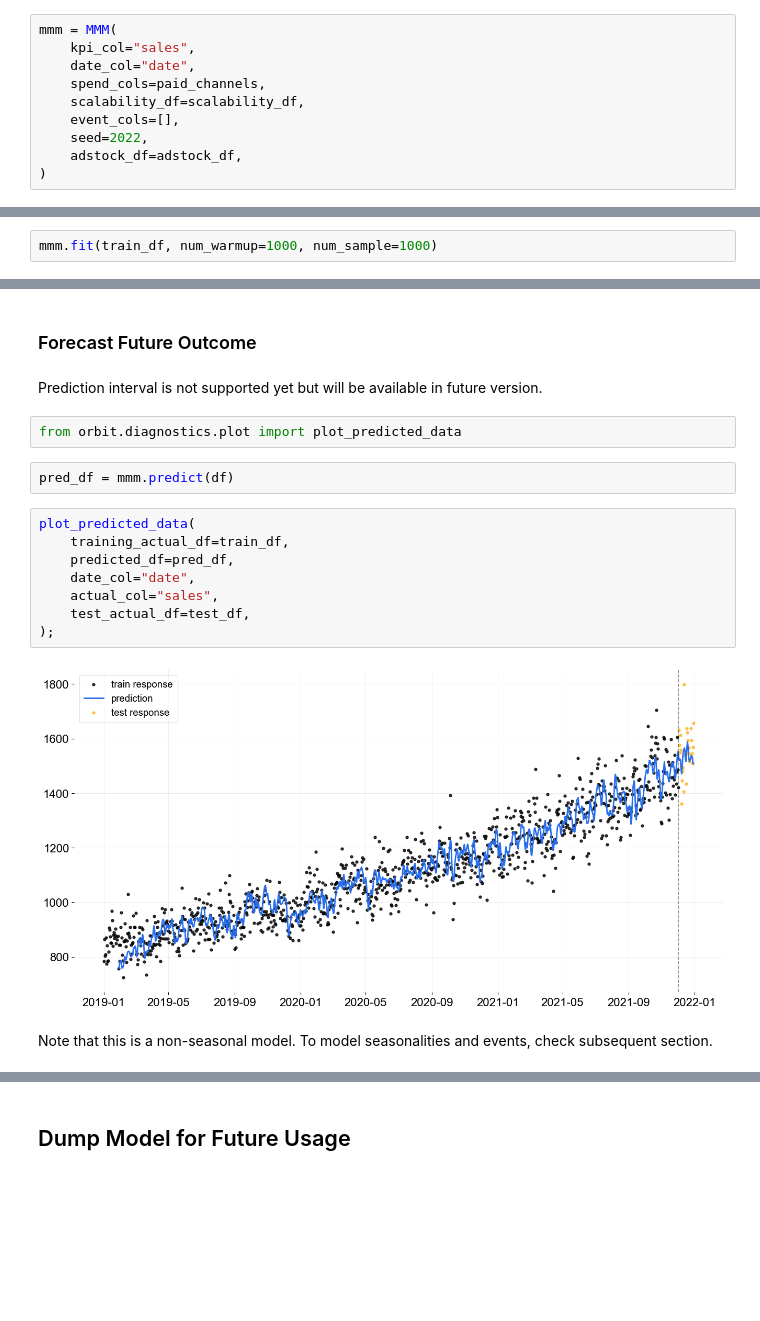
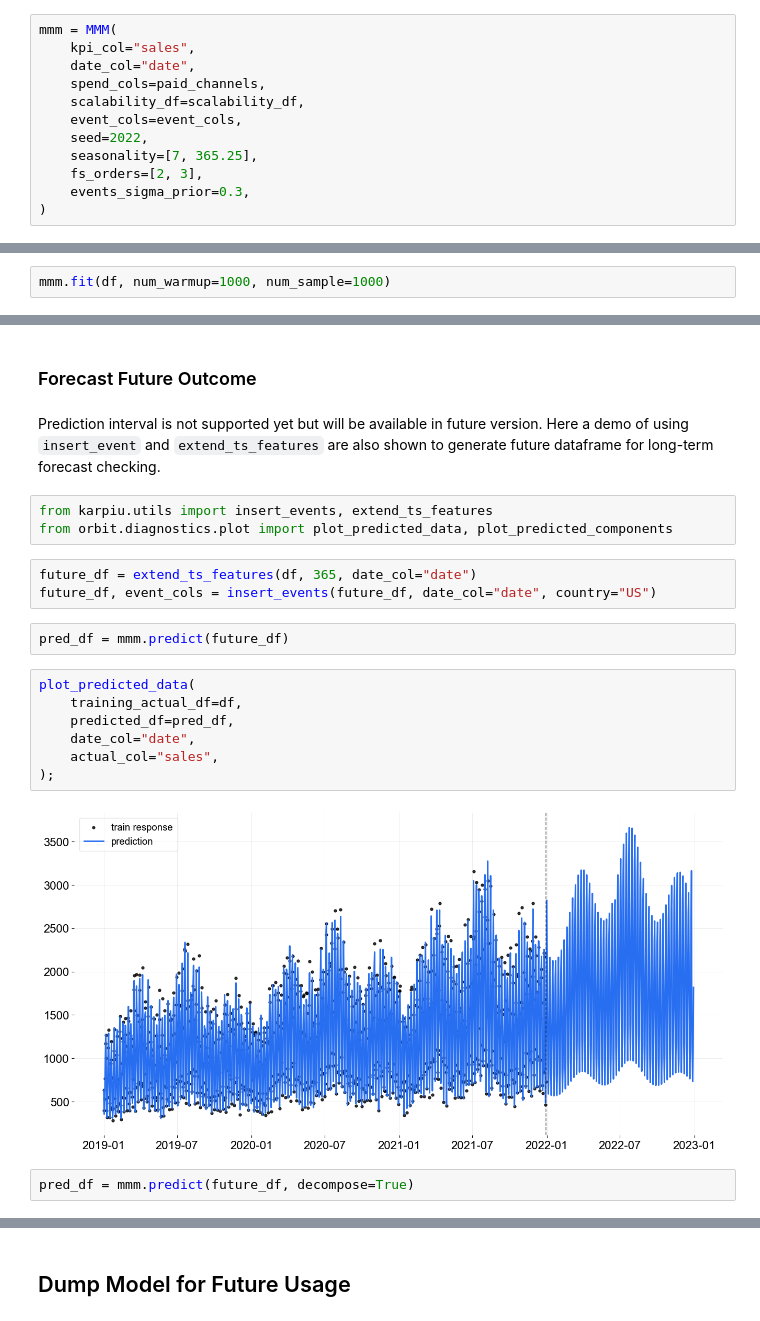
Before and after one commit to edwinnglabs/karpiu, a Jupyter notebook: docs/examples/quickstart.ipynb, the cells around one changed output, grey strips where cells are left out. Cells and saved outputs as stored; diff of their text form; blank space fills up the shorter version.

```diff
--- a/docs/examples/quickstart.ipynb
+++ b/docs/examples/quickstart.ipynb
@@ -74,8 +79,10 @@ mmm = MMM(
     date_col="date",
     spend_cols=paid_channels,
     scalability_df=scalability_df,
-    event_cols=[],
+    event_cols=event_cols,
     seed=2022,
-    adstock_df=adstock_df,
+    seasonality=[7, 365.25],
+    fs_orders=[2, 3],
+    events_sigma_prior=0.3,
 )
 # %% [output]
@@ -97,5 +104,5 @@ Fit the model with supplied dataframe.
 # %% [markdown]
 <div class="alert alert-block alert-success"> <b>Tips:</b> Users can provide additional arg e.g. `chains=4` to perform sampling with multiple chains. </div>
 # %%
-mmm.fit(train_df, num_warmup=1000, num_sample=1000)
+mmm.fit(df, num_warmup=1000, num_sample=1000)
 # %% [output]
@@ -165,20 +183,23 @@ mmm.get_regression_summary()
 # %% [markdown]
 ### Forecast Future Outcome
 # %% [markdown]
-Prediction interval is not supported yet but will be available in future version.
+Prediction interval is not supported yet but will be available in future version. Here a demo of using `insert_event` and `extend_ts_features` are also shown to generate future dataframe for long-term forecast checking.
 # %%
-from orbit.diagnostics.plot import plot_predicted_data
+from karpiu.utils import insert_events, extend_ts_features
+from orbit.diagnostics.plot import plot_predicted_data, plot_predicted_components
+# %%
+future_df = extend_ts_features(df, 365, date_col="date")
+future_df, event_cols = insert_events(future_df, date_col="date", country="US")
 # %%
-pred_df = mmm.predict(df)
+pred_df = mmm.predict(future_df)
 # %%
 plot_predicted_data(
-    training_actual_df=train_df,
+    training_actual_df=df,
     predicted_df=pred_df,
     date_col="date",
     actual_col="sales",
-    test_actual_df=test_df,
 );
 # %% [output]
-[figure, old version]
+[figure, new version]
-# %% [markdown]
-Note that this is a non-seasonal model. To model seasonalities and events, check subsequent section.
+# %%
+pred_df = mmm.predict(future_df, decompose=True)
```
Also changed, not shown: parts of 16 cells of this notebook, 13 other files.
